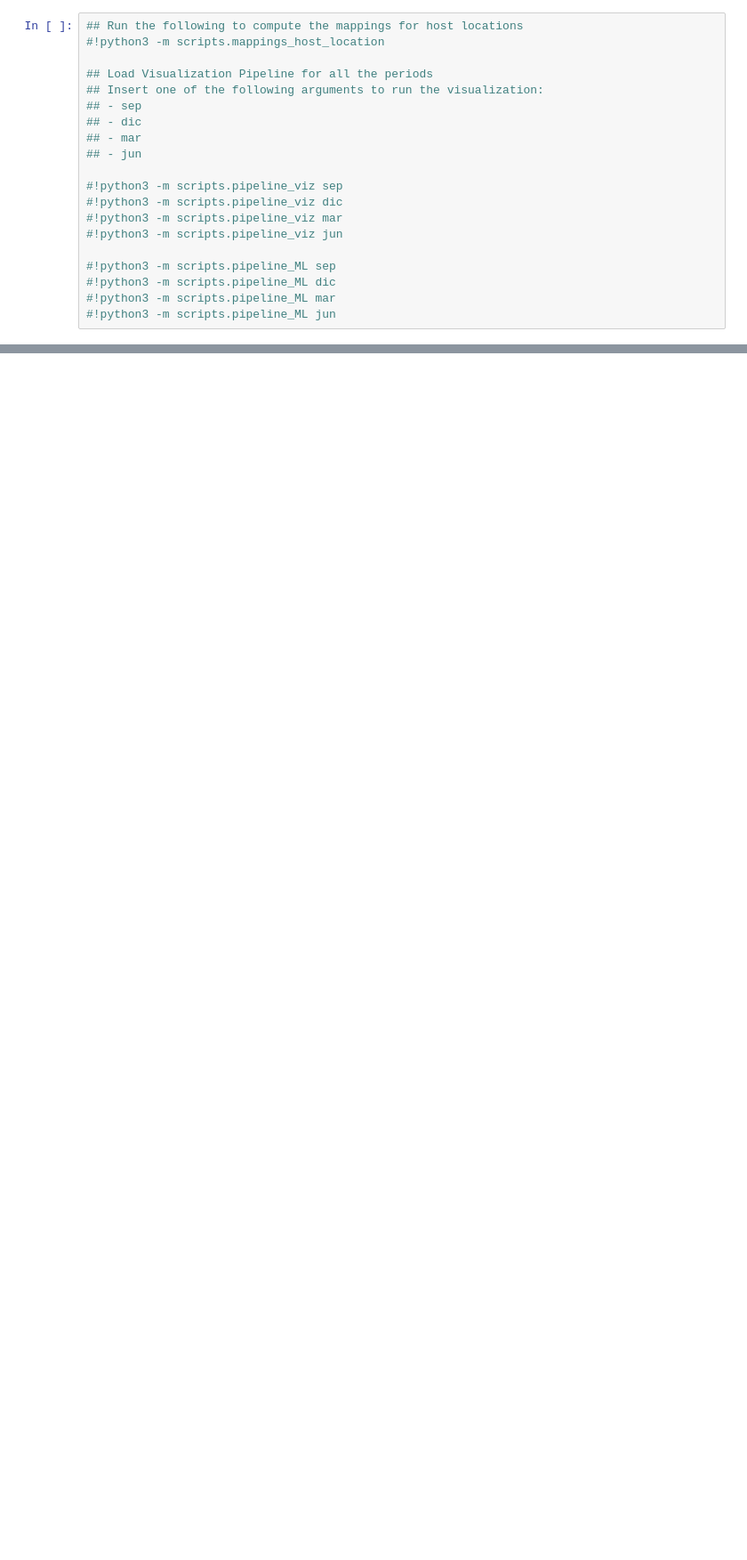
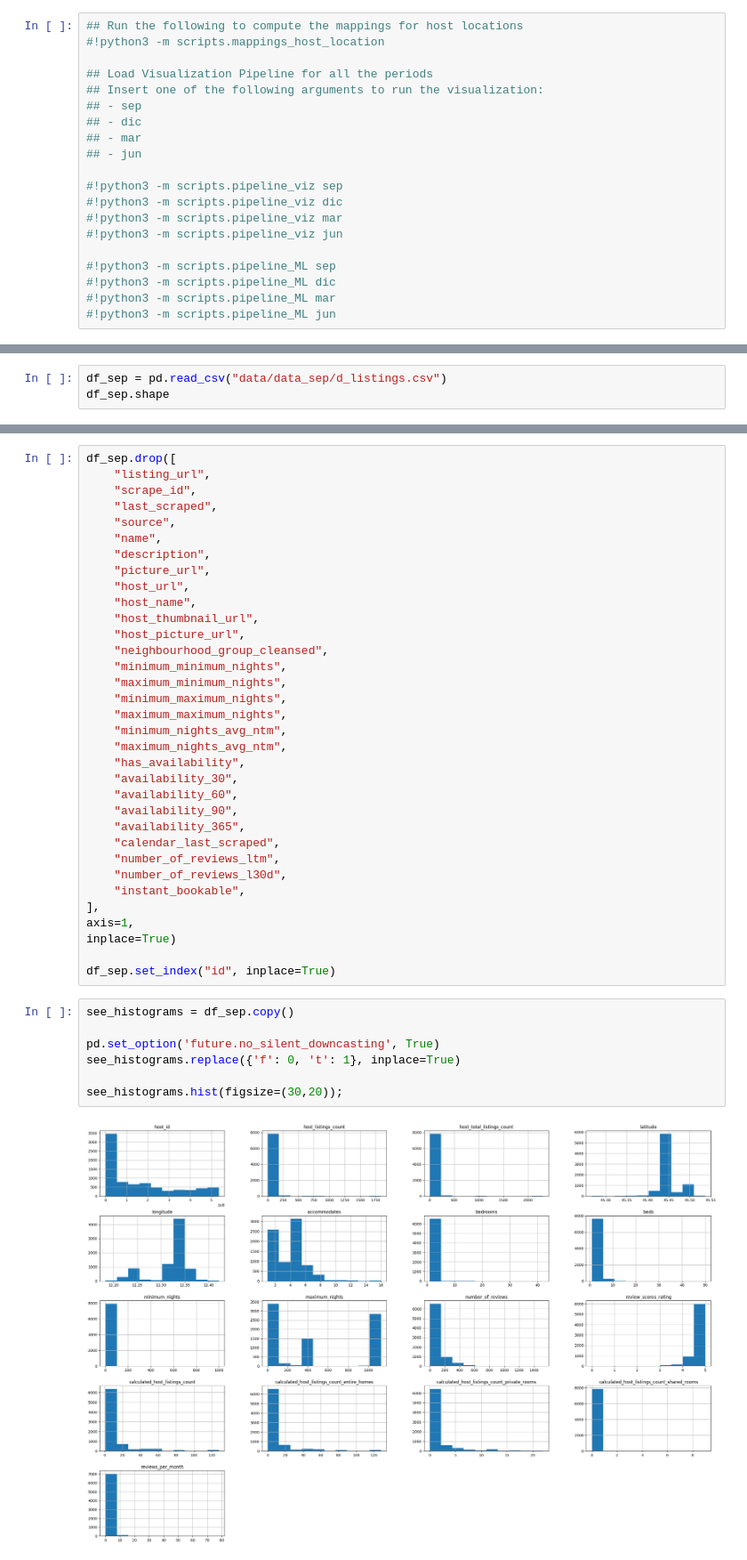
Before and after one commit to FiliTol/price-forecast, a Jupyter notebook: main.ipynb, the cells around one changed output, grey strips where cells are left out. Shown: that part at 89% size. Saved outputs shown, nothing was run; the diff lists cells and outputs as text; blank space fills up the shorter version.

```diff
--- a/main.ipynb
+++ b/main.ipynb
@@ -43,0 +33,3 @@ df.shape
+# %%
+df_sep = pd.read_csv("data/data_sep/d_listings.csv")
+df_sep.shape
@@ -43,0 +79,43 @@ df.shape
+# %%
+df_sep.drop([
+    "listing_url",
+    "scrape_id",
+    "last_scraped",
+    "source",
+    "name",
+    "description",
+    "picture_url",
+    "host_url",
+    "host_name",
+    "host_thumbnail_url",
+    "host_picture_url",
+    "neighbourhood_group_cleansed",
+    "minimum_minimum_nights",
+    "maximum_minimum_nights",
+    "minimum_maximum_nights",
+    "maximum_maximum_nights",
+    "minimum_nights_avg_ntm",
+    "maximum_nights_avg_ntm",
+    "has_availability",
+    "availability_30",
+    "availability_60",
+    "availability_90",
+    "availability_365",
+    "calendar_last_scraped",
+    "number_of_reviews_ltm",
+    "number_of_reviews_l30d",
+    "instant_bookable",
+],
+axis=1,
+inplace=True)
+
+df_sep.set_index("id", inplace=True)
+# %%
+see_histograms = df_sep.copy()
+
+pd.set_option('future.no_silent_downcasting', True)
+see_histograms.replace({'f': 0, 't': 1}, inplace=True)
+
+see_histograms.hist(figsize=(30,20));
+# %% [output]
+[figure, added]
```
Also changed, not shown: parts of 31 cells of this notebook, 5 other files.
